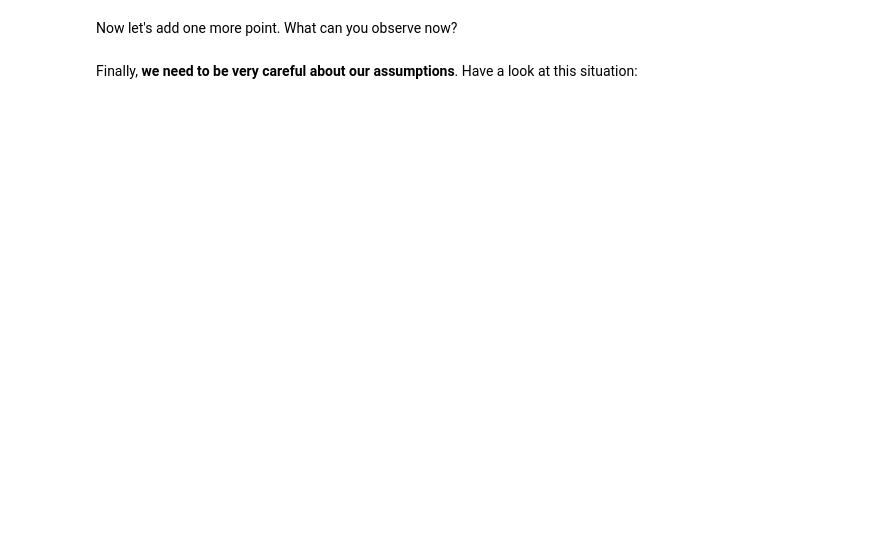
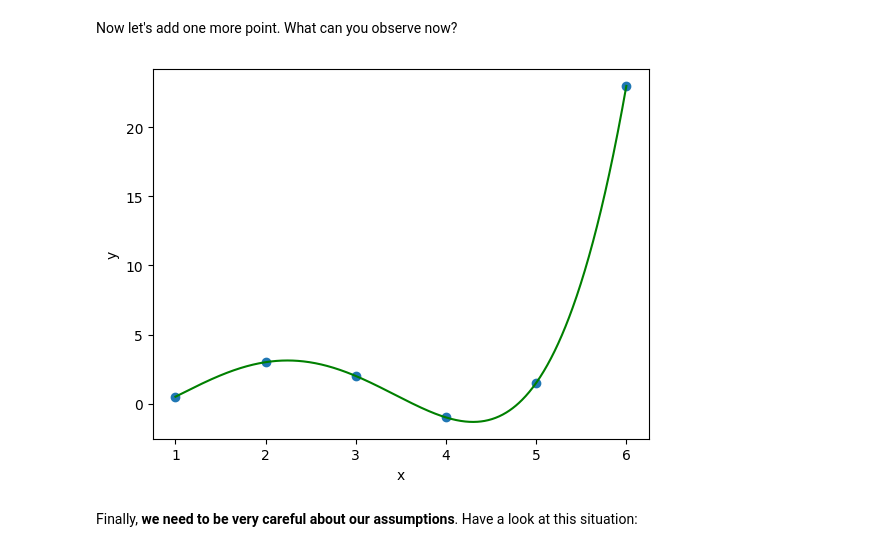
Before and after one commit to vdimitrov13/math-concepts, a Jupyter notebook: 04.Basic-Algebra-Exercise/Basic Algebra Exercise.ipynb, the cells around one changed output. Cells and saved outputs as stored; diff of their text form; code cells hidden in the pictures; blank space fills up the shorter version.

```diff
--- a/04.Basic-Algebra-Exercise/Basic Algebra Exercise.ipynb
+++ b/04.Basic-Algebra-Exercise/Basic Algebra Exercise.ipynb
@@ -119,7 +176,9 @@ points = np.array([(1, 0.5), (2, 3), (3, 2), (4, -1), (5, 1.5)])
 Now let's add one more point. What can you observe now?
 # %%
 points = np.array([(1, 0.5), (2, 3), (3, 2), (4, -1), (5, 1.5), (6, 23)])
-# TODO: Write your code here
+interpolate_polynomial(points, len(points) - 2, 1, 6) # n-2 here is the least complex while fulfilling the requirements
+# %% [output]
+[figure, added]
 # %% [markdown]
 Finally, **we need to be very careful about our assumptions**. Have a look at this situation:
 # %%
```
Also changed, not shown: parts of 42 cells of this notebook.
